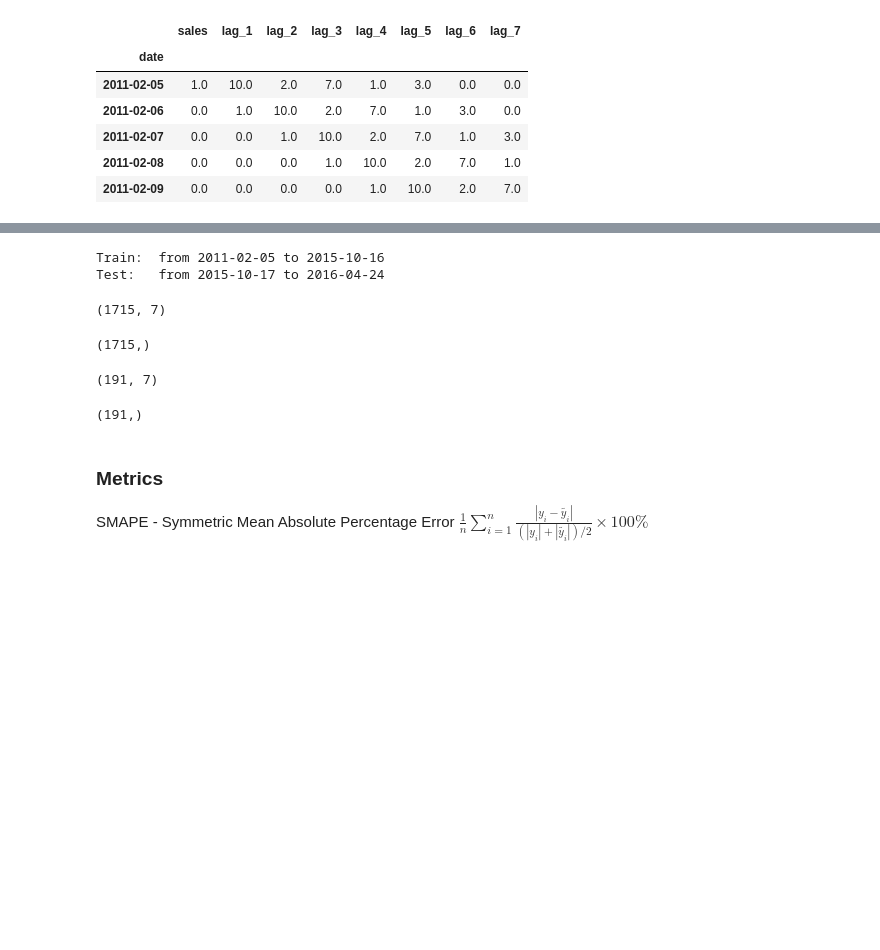
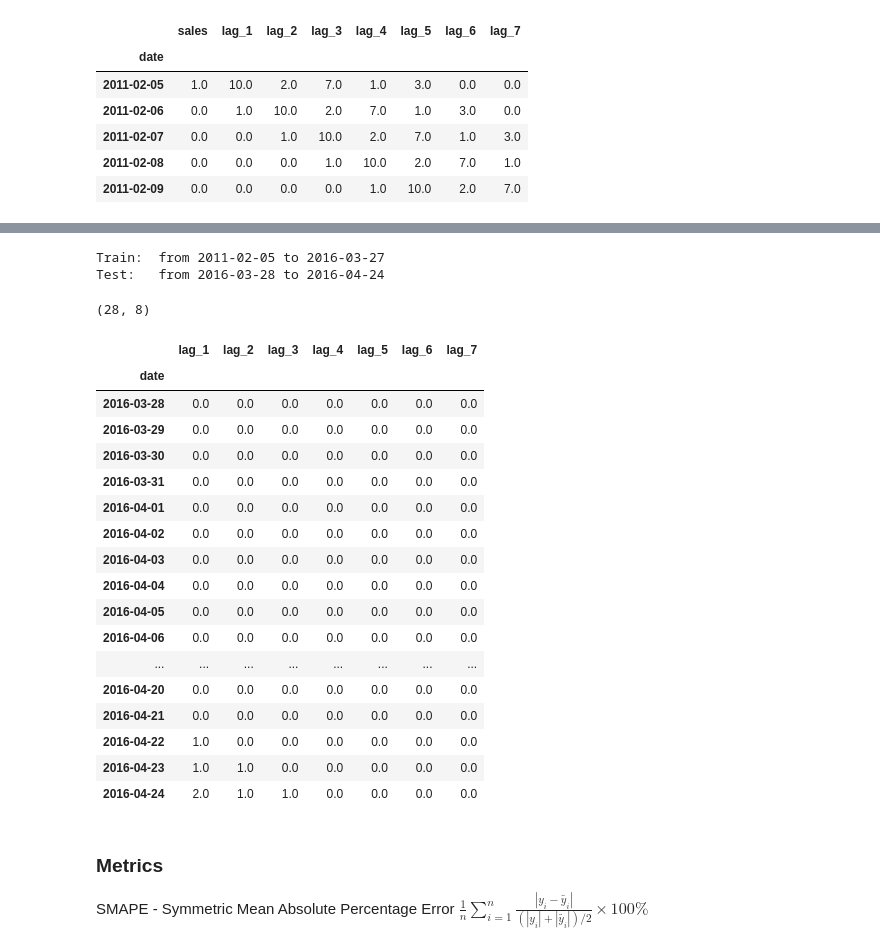
Before and after one commit to MolVlad/Data_Science_Skoltech_Coursework, a Jupyter notebook: Trees.ipynb, the cells around one changed output, grey strips where cells are left out. Drawn from its saved outputs; the diff is of its cells as text; code cells hidden in the pictures; blank space fills up the shorter version.

Commit message:
Now we use lists of features and targets for each product. These lists were added to some functions

```diff
--- a/Trees.ipynb
+++ b/Trees.ipynb
@@ -175,10 +206,30 @@ data[0].head()
+# %%
+# TODO: please make it lists as well
+
+def features_target_lists(train_list, test_list):
+    i = 0
+    features_train_list=[]
+    target_train_list=[]
+    features_test_list=[]
+    target_test_list=[]
+
+    for i, _ in enumerate(train_list):
+        features_train = train_list[i].drop('sales', axis=1)
+        target_train = train_list[i]['sales']
+        features_test = test_list[i].drop('sales', axis=1)
+        target_test = test_list[i]['sales']
+
+        features_train_list.append(features_train)
+        target_train_list.append(target_train)
+        features_test_list.append(features_test)
+        target_test_list.append(target_test)
+
+    return features_train_list, target_train_list, features_test_list, target_test_list
 # %%
-# TODO: data - list of dataframes. please make train and test lists as well
+train_list, test_list = list_train_test_split(data)
 
-train, test = train_test_split(data[1], shuffle=False, test_size=0.1)
-
-print("Train:\tfrom", train.index.min().date(), "to", train.index.max().date())
-print("Test:\tfrom", test.index.min().date(), "to", test.index.max().date())
+print("Train:\tfrom", train_list[0].index.min().date(), "to", train_list[0].index.max().date())
+print("Test:\tfrom", test_list[0].index.min().date(), "to", test_list[0].index.max().date())
 # %% [output]
-Train:  from 2011-02-05 to 2015-10-16
-Test:   from 2015-10-17 to 2016-04-24
+Train:  from 2011-02-05 to 2016-03-27
+Test:   from 2016-03-28 to 2016-04-24
@@ -192,13 +236,30 @@ target_test = test['sales']
-# %%
-display(features_train.shape)
-display(target_train.shape)
-display(features_test.shape)
-display(target_test.shape)
-# %% [output]
-(1715, 7)
-(1715,)
-(191, 7)
-(191,)
+# %%
+test_list[0].shape
+# %% [output]
+(28, 8)
+# %%
+features_train_list, target_train_list, features_test_list, target_test_list = features_target_lists(train_list, test_list)
+# %%
+features_test_list[1]
+# %% [output]
+|  | lag_1 | lag_2 | lag_3 | lag_4 | lag_5 | lag_6 | lag_7 |
+| date |  |  |  |  |  |  |  |
+| 2016-03-28 | 0.0 | 0.0 | 0.0 | 0.0 | 0.0 | 0.0 | 0.0 |
+| 2016-03-29 | 0.0 | 0.0 | 0.0 | 0.0 | 0.0 | 0.0 | 0.0 |
+| 2016-03-30 | 0.0 | 0.0 | 0.0 | 0.0 | 0.0 | 0.0 | 0.0 |
+| 2016-03-31 | 0.0 | 0.0 | 0.0 | 0.0 | 0.0 | 0.0 | 0.0 |
+| 2016-04-01 | 0.0 | 0.0 | 0.0 | 0.0 | 0.0 | 0.0 | 0.0 |
+| 2016-04-02 | 0.0 | 0.0 | 0.0 | 0.0 | 0.0 | 0.0 | 0.0 |
+| 2016-04-03 | 0.0 | 0.0 | 0.0 | 0.0 | 0.0 | 0.0 | 0.0 |
+| 2016-04-04 | 0.0 | 0.0 | 0.0 | 0.0 | 0.0 | 0.0 | 0.0 |
+| 2016-04-05 | 0.0 | 0.0 | 0.0 | 0.0 | 0.0 | 0.0 | 0.0 |
+| 2016-04-06 | 0.0 | 0.0 | 0.0 | 0.0 | 0.0 | 0.0 | 0.0 |
+| ... | ... | ... | ... | ... | ... | ... | ... |
+| 2016-04-20 | 0.0 | 0.0 | 0.0 | 0.0 | 0.0 | 0.0 | 0.0 |
+| 2016-04-21 | 0.0 | 0.0 | 0.0 | 0.0 | 0.0 | 0.0 | 0.0 |
+| 2016-04-22 | 1.0 | 0.0 | 0.0 | 0.0 | 0.0 | 0.0 | 0.0 |
+| 2016-04-23 | 1.0 | 1.0 | 0.0 | 0.0 | 0.0 | 0.0 | 0.0 |
+| 2016-04-24 | 2.0 | 1.0 | 1.0 | 0.0 | 0.0 | 0.0 | 0.0 |
 # %% [markdown]
 ### Metrics
 
```
Also changed, not shown: parts of 46 cells of this notebook.
